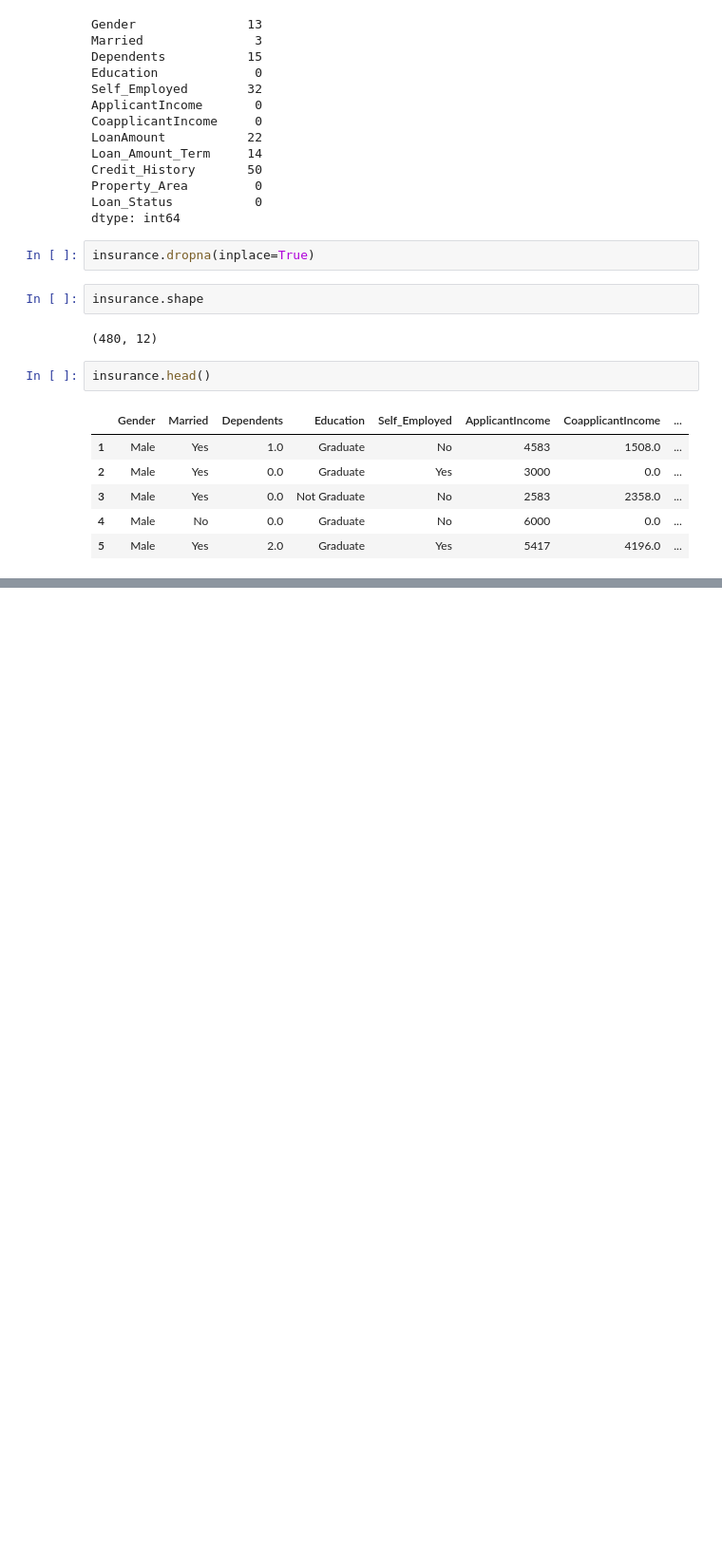
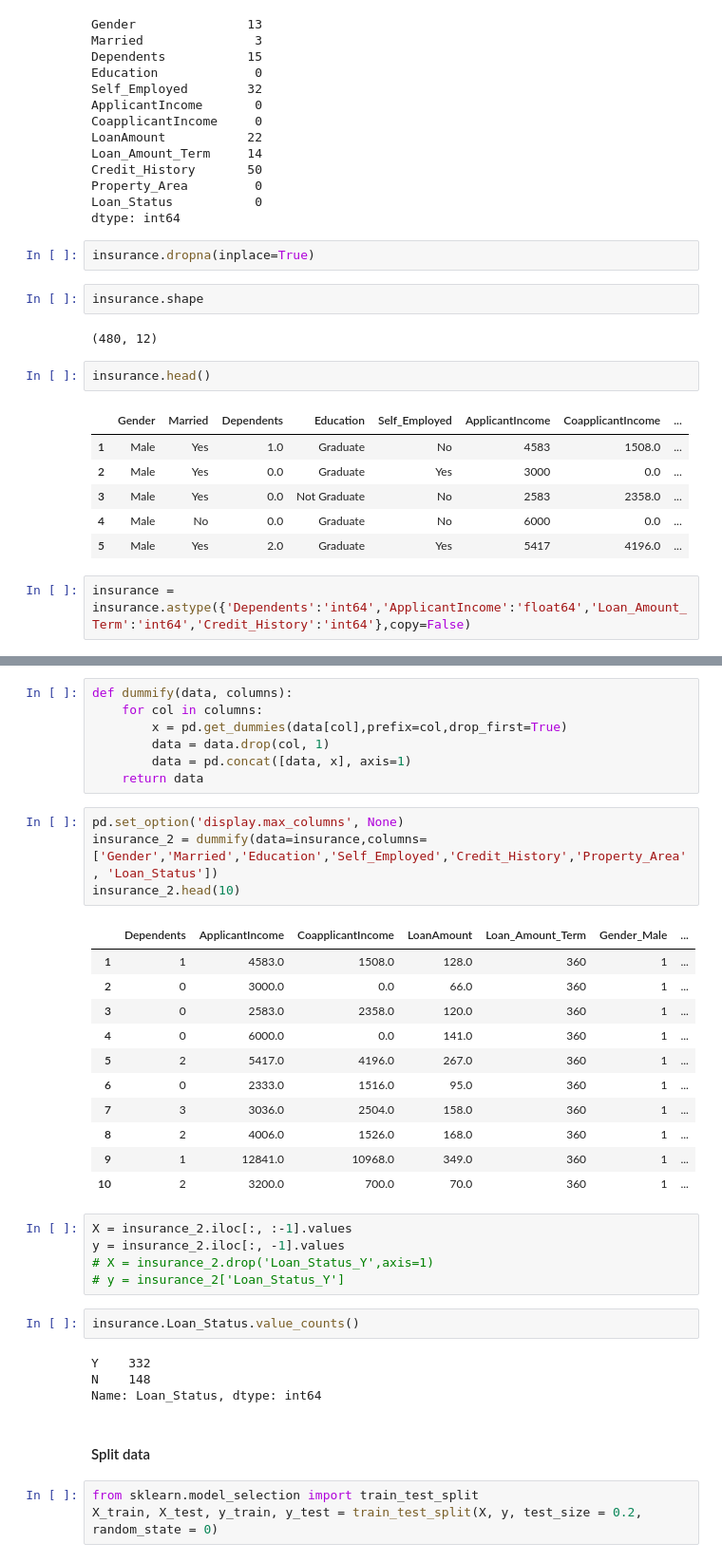
Before and after one commit to jebersabe/EDA-Projects, a Jupyter notebook: G7/Drop NA.ipynb, the cells around one changed output, grey strips where cells are left out. Shown: that part at 95% size. Cells and saved outputs as stored; diff of their text form; blank space fills up the shorter version.

```diff
--- a/G7/Drop NA.ipynb
+++ b/G7/Drop NA.ipynb
@@ -50,3 +72,5 @@ insurance.head()
 | 3 | Male | Yes | 0.0 | Not Graduate | No | 2583 | 2358.0 | ... |
 | 4 | Male | No | 0.0 | Graduate | No | 6000 | 0.0 | ... |
 | 5 | Male | Yes | 2.0 | Graduate | Yes | 5417 | 4196.0 | ... |
+# %%
+insurance = insurance.astype({'Dependents':'int64','ApplicantIncome':'float64','Loan_Amount_Term':'int64','Credit_History':'int64'},copy=False)
@@ -52,0 +99,39 @@ insurance.head()
+# %%
+def dummify(data, columns):
+    for col in columns:
+        x = pd.get_dummies(data[col],prefix=col,drop_first=True)
+        data = data.drop(col, 1)
+        data = pd.concat([data, x], axis=1)
+    return data
+# %%
+pd.set_option('display.max_columns', None)
+insurance_2 = dummify(data=insurance,columns=['Gender','Married','Education','Self_Employed','Credit_History','Property_Area', 'Loan_Status'])
+insurance_2.head(10)
+# %% [output]
+|  | Dependents | ApplicantIncome | CoapplicantIncome | LoanAmount | Loan_Amount_Term | Gender_Male | ... |
+| 1 | 1 | 4583.0 | 1508.0 | 128.0 | 360 | 1 | ... |
+| 2 | 0 | 3000.0 | 0.0 | 66.0 | 360 | 1 | ... |
+| 3 | 0 | 2583.0 | 2358.0 | 120.0 | 360 | 1 | ... |
+| 4 | 0 | 6000.0 | 0.0 | 141.0 | 360 | 1 | ... |
+| 5 | 2 | 5417.0 | 4196.0 | 267.0 | 360 | 1 | ... |
+| 6 | 0 | 2333.0 | 1516.0 | 95.0 | 360 | 1 | ... |
+| 7 | 3 | 3036.0 | 2504.0 | 158.0 | 360 | 1 | ... |
+| 8 | 2 | 4006.0 | 1526.0 | 168.0 | 360 | 1 | ... |
+| 9 | 1 | 12841.0 | 10968.0 | 349.0 | 360 | 1 | ... |
+| 10 | 2 | 3200.0 | 700.0 | 70.0 | 360 | 1 | ... |
+# %%
+X = insurance_2.iloc[:, :-1].values
+y = insurance_2.iloc[:, -1].values
+# X = insurance_2.drop('Loan_Status_Y',axis=1)
+# y = insurance_2['Loan_Status_Y']
+# %%
+insurance.Loan_Status.value_counts()
+# %% [output]
+Y    332
+N    148
+Name: Loan_Status, dtype: int64
+# %% [markdown]
+#### Split data
+# %%
+from sklearn.model_selection import train_test_split
+X_train, X_test, y_train, y_test = train_test_split(X, y, test_size = 0.2, random_state = 0)
```
Also changed, not shown: parts of 12 cells of this notebook, 1 other file.
